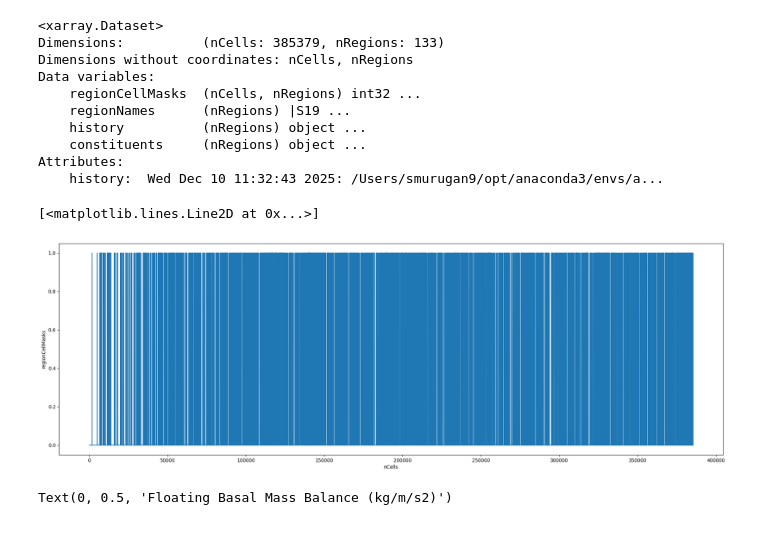
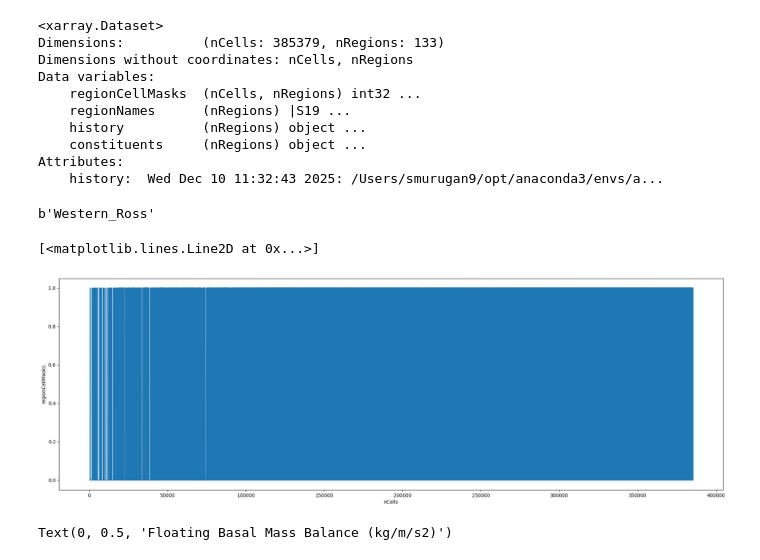
Before and after one commit to mshiv/AISLENS, a Jupyter notebook: notebooks/MALI-ISMIP6-SSP-Forcing-Trend-Generation.ipynb, the cells around one changed output. Drawn from its saved outputs; the diff is of its cells as text; code cells hidden in the pictures.

```diff
--- a/notebooks/MALI-ISMIP6-SSP-Forcing-Trend-Generation.ipynb
+++ b/notebooks/MALI-ISMIP6-SSP-Forcing-Trend-Generation.ipynb
@@ -96,13 +103,17 @@ Data variables:
     constituents     (nRegions) object ...
 Attributes:
     history:  Wed Dec 10 11:32:43 2025: /Users/smurugan9/opt/anaconda3/envs/a...
+# %%
+iceshelf_masks.regionNames.values[104]
+# %% [output]
+b'Western_Ross'
 # %%
 plt.figure(figsize=(25,8))
-i = 90
+i = 104
 iceshelf_masks.regionCellMasks.isel(nRegions=i)[:].plot()
 # %% [output]
 [<matplotlib.lines.Line2D at 0x...>]
-[figure, old version]
+[figure, new version]
 # %%
 # Calculate mean flux variable along nCells, i.e., time series
 #ds126_fluxts = ds126_flux[config.MALI_FLOATINGBMB_VAR].mean(dim='nCells')
```
Also changed, not shown: parts of 36 cells of this notebook, 7 other files.
